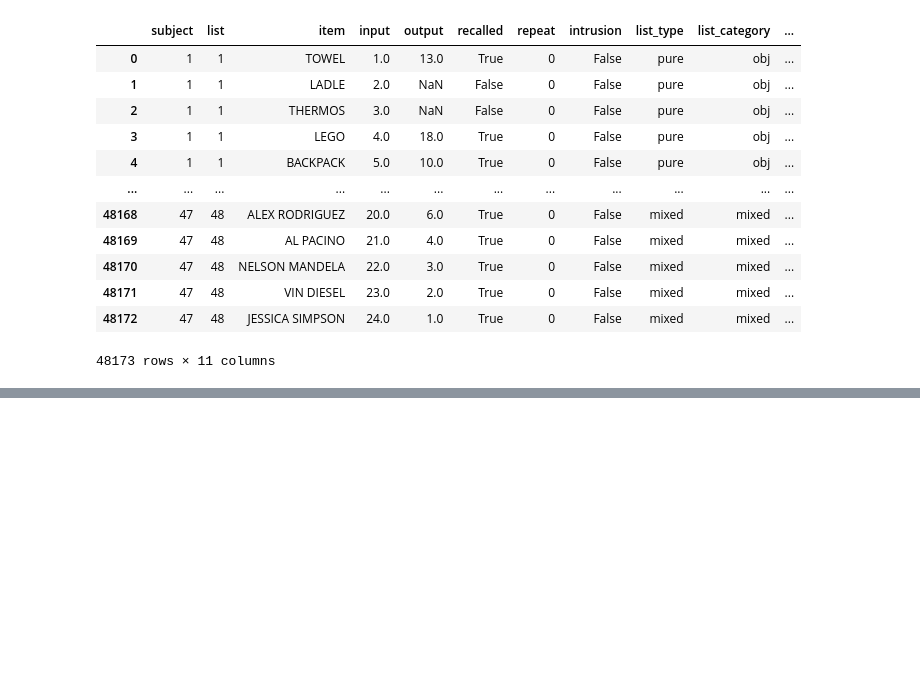
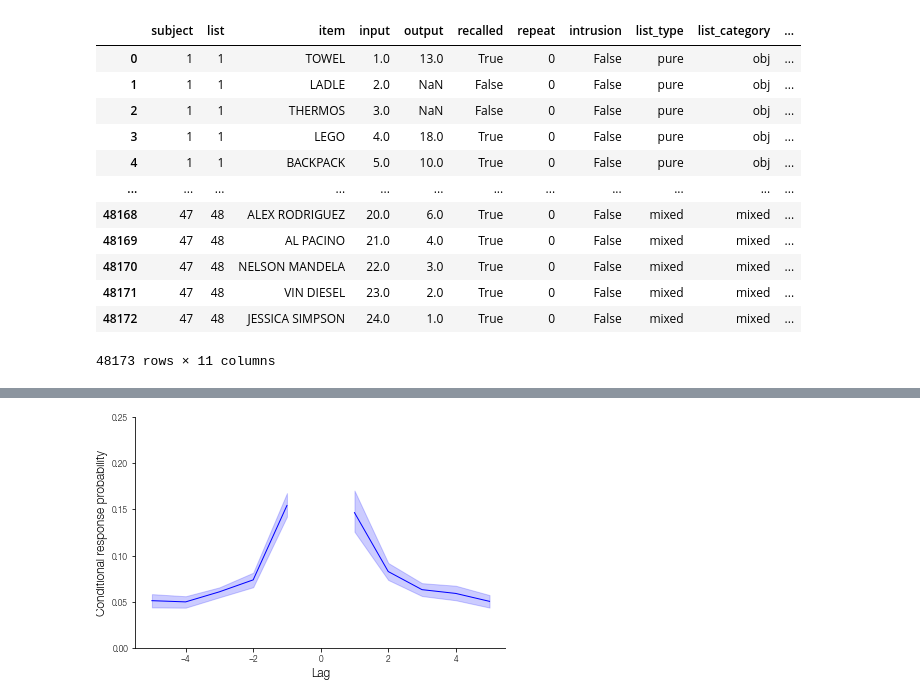
Before and after one commit to mortonne/psifr, a Jupyter notebook: jupyter/demo_clustering.ipynb, the cells around one changed output, grey strips where cells are left out. Cells and saved outputs as stored; diff of their text form; code cells hidden in the pictures; blank space fills up the shorter version.

```diff
--- a/jupyter/demo_clustering.ipynb
+++ b/jupyter/demo_clustering.ipynb
@@ -17,7 +23,9 @@ df.category.cat.as_ordered(inplace=True)
 
 study = df.query('trial_type == "study"').copy()
 recall = df.query('trial_type == "recall"').copy()
-data = fr.merge_lists(study, recall, list_keys=['list_type', 'list_category'], study_keys=['category'])
+data = fr.merge_lists(study, recall,
+                      list_keys=['list_type', 'list_category'],
+                      study_keys=['category'])
 # %%
 data
 # %% [output]
@@ -49,3 +49,4 @@ sns.lineplot(x='lag', y='prob', data=crp.query('10 > lag > 0').reset_index(), co
 # %%
 pure = data.loc[data['list_type'] == 'pure']
-crp_by_cat = pure.groupby(['category']).apply(fr.lag_crp)
+crp = fr.lag_crp(pure)
+crp
@@ -99,0 +72,10 @@ sns.lineplot(x='lag', y='prob',
+# %%
+g = sns.lineplot(x='lag', y='prob', color='b',
+                 data=crp.query('-5 <= lag < 0').reset_index())
+g = sns.lineplot(x='lag', y='prob', color='b',
+                 data=crp.query('5 >= lag > 0').reset_index())
+g.set_xlabel('Lag');
+g.set_ylabel('Conditional response probability');
+g.set_ylim(0, .25);
+# %% [output]
+[figure, added]
```
Also changed, not shown: parts of 27 cells of this notebook.
